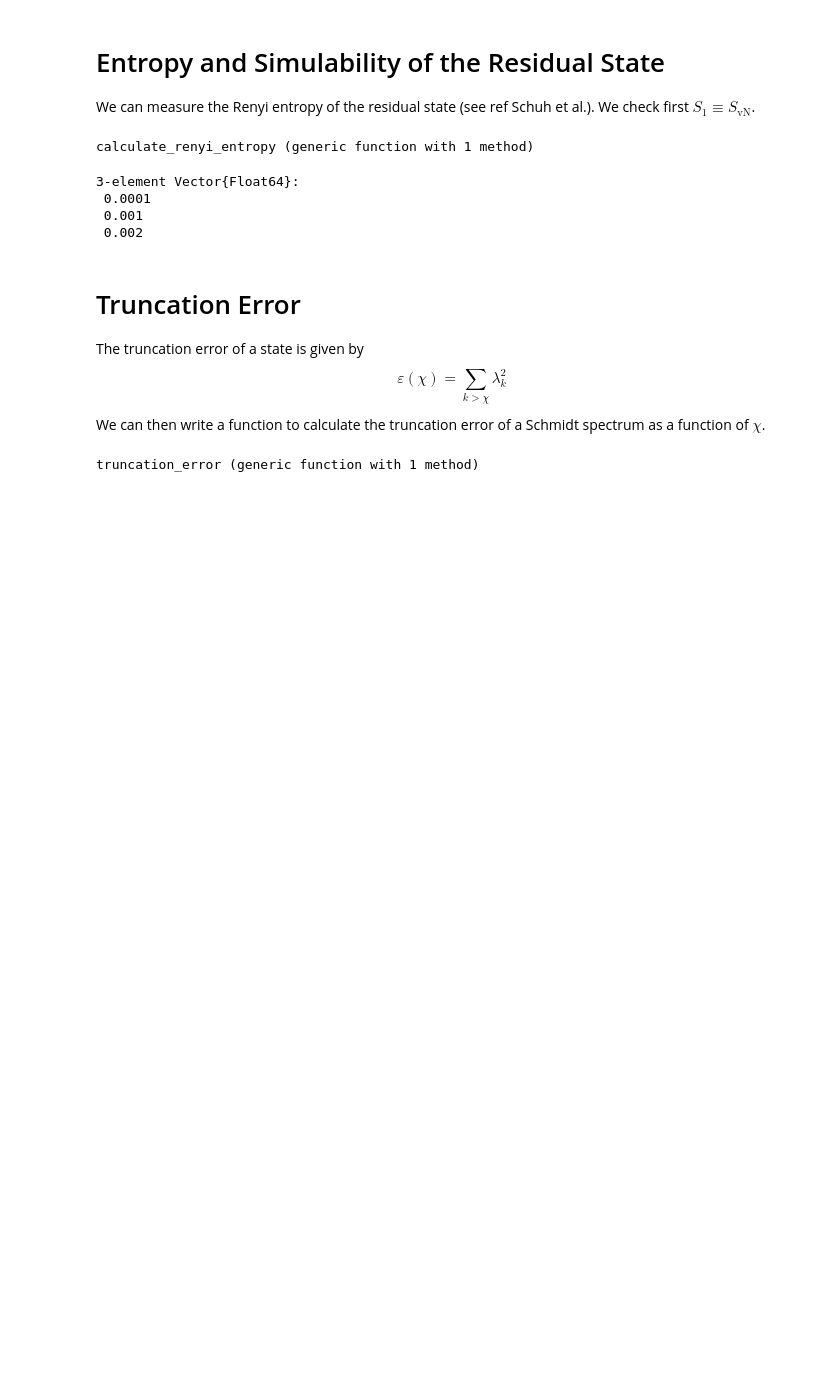
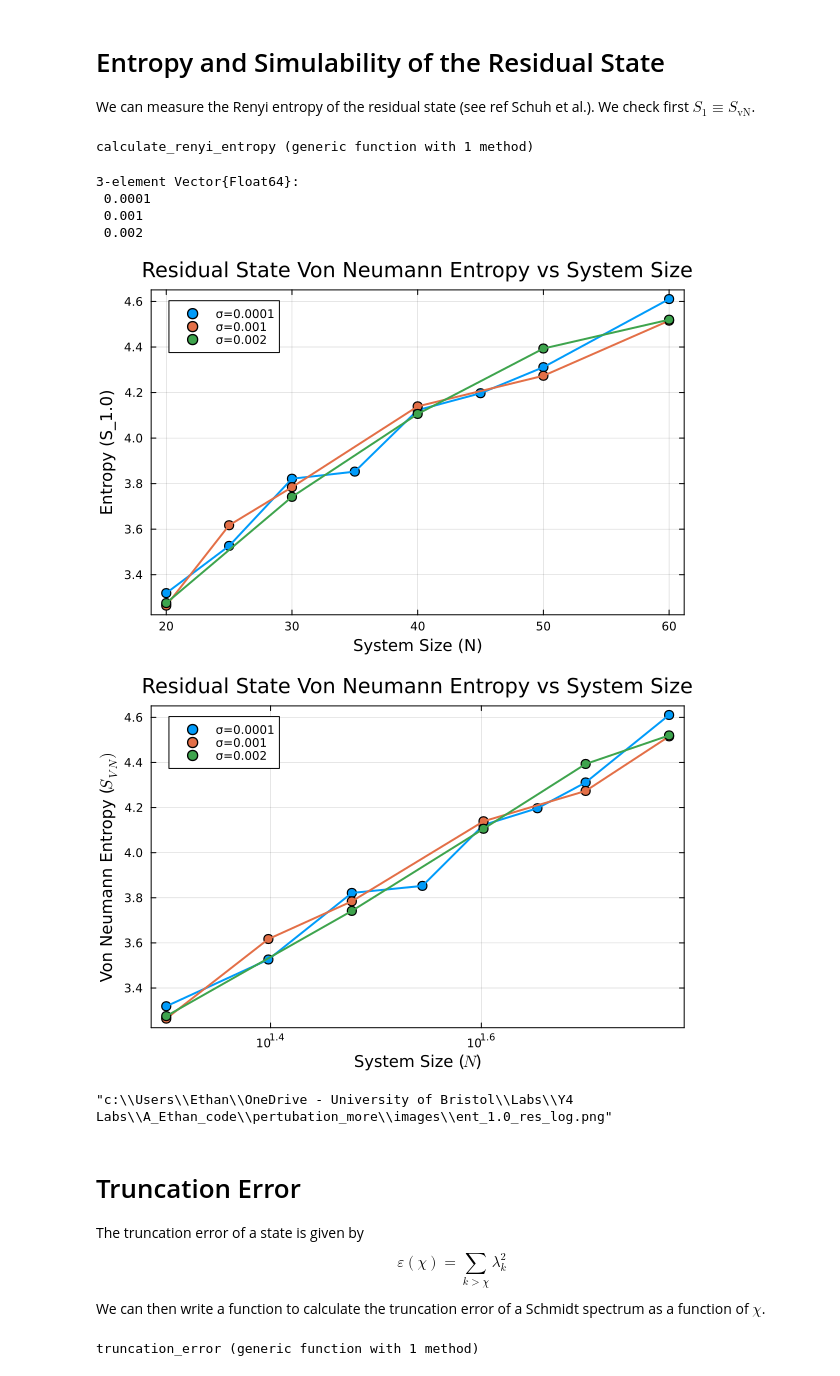
Before and after one commit to JuicerOfApples/FYRP, a Jupyter notebook: pertubation_more/analysis.ipynb, the cells around one changed output. Cells and saved outputs as stored; diff of their text form; code cells hidden in the pictures; blank space fills up the shorter version.

```diff
--- a/pertubation_more/analysis.ipynb
+++ b/pertubation_more/analysis.ipynb
@@ -130,7 +130,7 @@ calculate_renyi_entropy (generic function with 1 method)
 function plot_entropy_vs_N(Ns::Vector{Int}, sigmas::Vector{Float64}, sysparams::Dict{String, Any}, alpha_renyi::Float64)
 
     # Initialise linear scale plot
-    p_ent_lin = plot(title="Residual State Entropy (α=$alpha_renyi) vs System Size (Linear)",
+    p_ent_lin = plot(title="Residual State Von Neumann Entropy vs System Size",
                 xlabel="System Size (N)",
                 ylabel="Entropy (S_$(alpha_renyi))",
                 yscale=:identity,
@@ -139,9 +139,9 @@ function plot_entropy_vs_N(Ns::Vector{Int}, sigmas::Vector{Float64}, sysparams::
                 framestyle=:box)
 
     # Initialise logarithmic scale plot
-    p_ent_log = plot(title="Residual State Entropy (α=$alpha_renyi) vs System Size (Log10)",
-                xlabel="System Size (N)",
-                ylabel="Entropy (S_$(alpha_renyi))",
+    p_ent_log = plot(title="Residual State Von Neumann Entropy vs System Size",
+                xlabel=L"System Size ($N$)",
+                ylabel=L"Von Neumann Entropy ($S_{VN})$",
                 xscale=:log10,
                 legend=:topleft,
                 grid=true,
@@ -182,12 +182,12 @@ function plot_entropy_vs_N(Ns::Vector{Int}, sigmas::Vector{Float64}, sysparams::
 
         if !isempty(valid_Ns)
             # Add to linear plot
-            scatter!(p_ent_lin, valid_Ns, avg_S, yerror=err_S,
+            scatter!(p_ent_lin, valid_Ns, avg_S,
                     label="σ=$(σ)", color=idx, markersize=5, markerstrokewidth=1.5)
             plot!(p_ent_lin, valid_Ns, avg_S, color=idx, lw=2, label=false)
 
             # Add to logarithmic plot
-            scatter!(p_ent_log, valid_Ns, avg_S, yerror=err_S,
+            scatter!(p_ent_log, valid_Ns, avg_S,
                     label="σ=$(σ)", color=idx, markersize=5, markerstrokewidth=1.5)
             plot!(p_ent_log, valid_Ns, avg_S, color=idx, lw=2, label=false)
         end
@@ -205,11 +205,15 @@ sigmas = [0.0001, 0.001, 0.002]
  0.002
 # %%
 
-# p_ent_lin, p_ent_log = plot_entropy_vs_N(Ns, sigmas, sysparams, 1.0)
-# display(p_ent_lin)
-# savefig(p_ent_lin, joinpath(@__DIR__, "images", "ent_1.0_res_lin.png"))
-# display(p_ent_log)
-# savefig(p_ent_log, joinpath(@__DIR__, "images", "ent_1.0_res_log.png"))
+p_ent_lin, p_ent_log = plot_entropy_vs_N(Ns, sigmas, sysparams, 1.0)
+display(p_ent_lin)
+savefig(p_ent_lin, joinpath(@__DIR__, "images", "ent_1.0_res_lin.png"))
+display(p_ent_log)
+savefig(p_ent_log, joinpath(@__DIR__, "images", "ent_1.0_res_log.png"))
+# %% [output]
+[figure, added]
+[figure, added]
+"c:\\Users\\Ethan\\OneDrive - University of Bristol\\Labs\\Y4 Labs\\A_Ethan_code\\pertubation_more\\images\\ent_1.0_res_log.png"
 # %%
 # p_ent_lin, p_ent_log = plot_entropy_vs_N(Ns, sigmas, sysparams, 0.5)
 # display(p_ent_lin)
```
Also changed, not shown: parts of 2 cells of this notebook, 21 other files.
